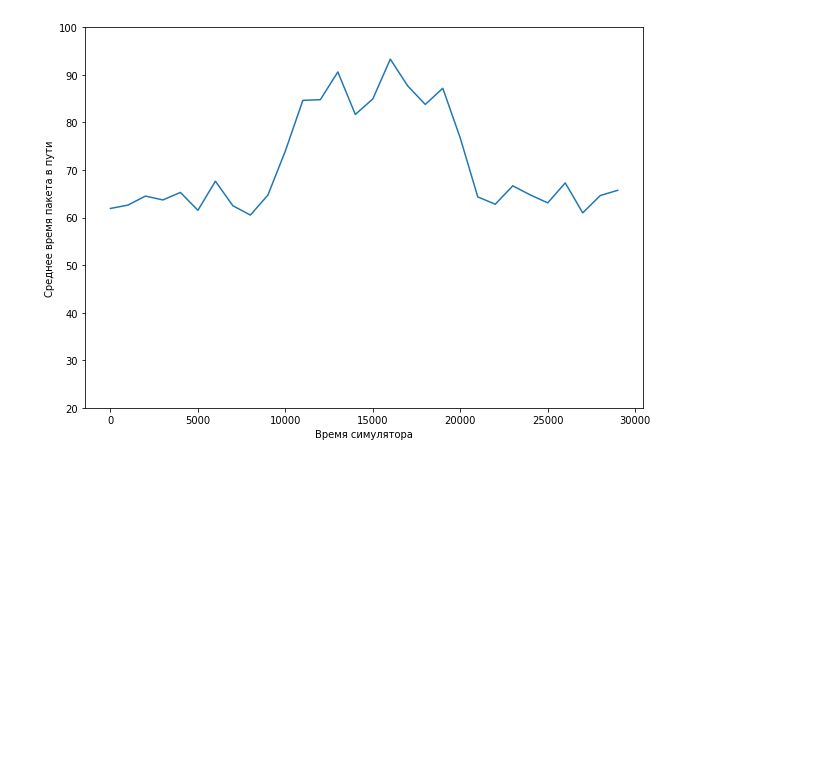
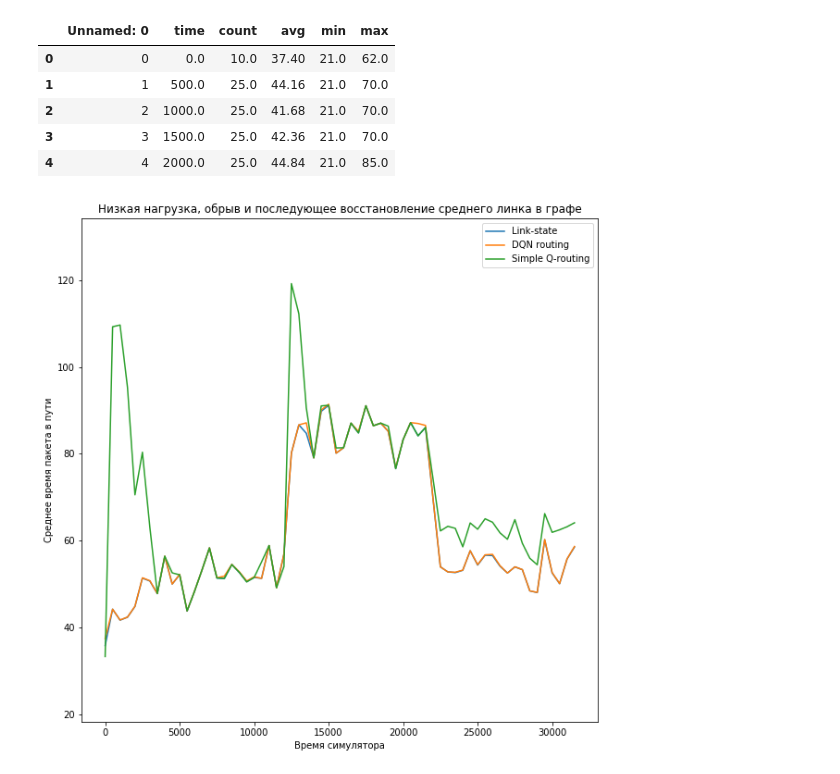
Before and after one commit to flyingleafe/dqnroute, a Jupyter notebook: plot_data.ipynb, the cells around one changed output. Saved outputs shown, nothing was run; the diff lists cells and outputs as text; code cells hidden in the pictures; blank space fills up the shorter version.

```diff
--- a/plot_data.ipynb
+++ b/plot_data.ipynb
@@ -4,6 +4,8 @@ import matplotlib.pyplot as plt
 import pandas as pd
 # %%
 results_ls = pd.read_csv('logs/results4_link_state.csv')
+results_sq = pd.read_csv('logs/results4_sq.csv')
+results_dqn = pd.read_csv('logs/results4_dqn.csv')
 # %%
 results_ls.head()
 # %% [output]
@@ -16,9 +18,9 @@ results_ls.head()
-# %%
-plt.figure(figsize=(10, 7))
-plt.plot(results['time'], results['avg'])
-plt.xlabel('Время симулятора')
-plt.ylabel('Среднее время пакета в пути')
-plt.ylim((20, 100))
-plt.show()
-# %% [output]
-[figure, removed]
+# %%
+results_dqn.head()
+# %% [output]
+|  | Unnamed: 0 | time | count | avg | min | max |
+| 0 | 0 | 0.0 | 10.0 | 37.40 | 21.0 | 62.0 |
+| 1 | 1 | 500.0 | 25.0 | 44.16 | 21.0 | 70.0 |
+| 2 | 2 | 1000.0 | 25.0 | 41.68 | 21.0 | 70.0 |
+| 3 | 3 | 1500.0 | 25.0 | 42.36 | 21.0 | 70.0 |
+| 4 | 4 | 2000.0 | 25.0 | 44.84 | 21.0 | 85.0 |
@@ -24,0 +43,5 @@ plt.show()
+# %%
+title = 'Низкая нагрузка, обрыв и последующее восстановление среднего линка в графе'
+plot_graph(title, ('Link-state', results_ls), ('DQN routing', results_dqn), ('Simple Q-routing', results_sq))
+# %% [output]
+[figure, added]
```
Also changed, not shown: parts of 5 cells of this notebook, 9 other files.
